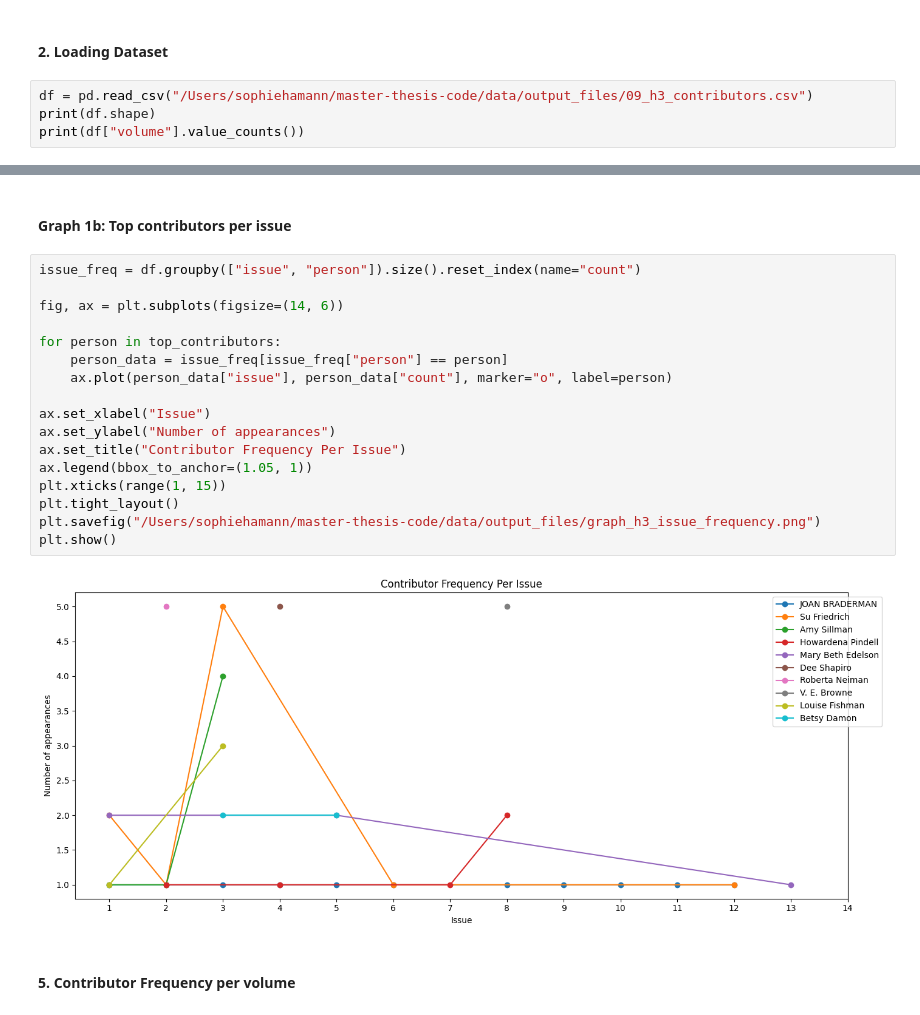
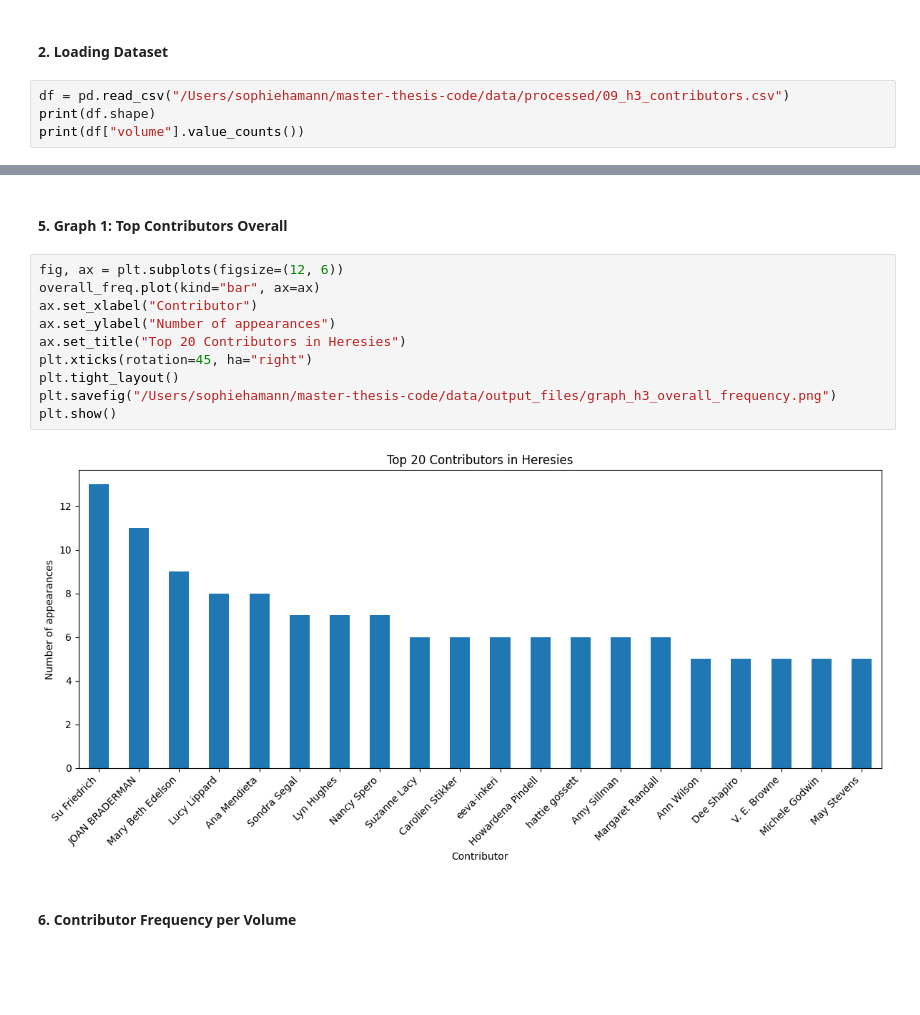
Before and after one commit to Soph-stara/master-thesis-code, a Jupyter notebook: notebooks/h3_analysis/10_analysis_h3.ipynb, the cells around one changed output, grey strips where cells are left out. Drawn from its saved outputs; the diff is of its cells as text; blank space fills up the shorter version.

```diff
--- a/notebooks/h3_analysis/10_analysis_h3.ipynb
+++ b/notebooks/h3_analysis/10_analysis_h3.ipynb
@@ -20,7 +18,7 @@ import re
 # %% [markdown]
 #### 2. Loading Dataset
 # %%
-df = pd.read_csv("/Users/sophiehamann/master-thesis-code/data/output_files/09_h3_contributors.csv")
+df = pd.read_csv("/Users/sophiehamann/master-thesis-code/data/processed/09_h3_contributors.csv")
 print(df.shape)
 print(df["volume"].value_counts())
 # %% [output]
@@ -72,26 +80,19 @@ plt.show()
 # %% [markdown]
-#### Graph 1b: Top contributors per issue
+#### 5. Graph 1: Top Contributors Overall
 # %%
-issue_freq = df.groupby(["issue", "person"]).size().reset_index(name="count")
-
-fig, ax = plt.subplots(figsize=(14, 6))
-
-for person in top_contributors:
-    person_data = issue_freq[issue_freq["person"] == person]
-    ax.plot(person_data["issue"], person_data["count"], marker="o", label=person)
-
-ax.set_xlabel("Issue")
+fig, ax = plt.subplots(figsize=(12, 6))
+overall_freq.plot(kind="bar", ax=ax)
+ax.set_xlabel("Contributor")
 ax.set_ylabel("Number of appearances")
-ax.set_title("Contributor Frequency Per Issue")
-ax.legend(bbox_to_anchor=(1.05, 1))
-plt.xticks(range(1, 15))
+ax.set_title("Top 20 Contributors in Heresies")
+plt.xticks(rotation=45, ha="right")
 plt.tight_layout()
-plt.savefig("/Users/sophiehamann/master-thesis-code/data/output_files/graph_h3_issue_frequency.png")
+plt.savefig("/Users/sophiehamann/master-thesis-code/data/output_files/graph_h3_overall_frequency.png")
 plt.show()
 # %% [output]
-[figure, old version]
+[figure, new version]
 # %% [markdown]
-#### 5. Contributor Frequency per volume
+#### 6. Contributor Frequency per Volume
 # %%
 volume_freq = df.groupby(["volume", "person"]).size().reset_index(name="count")
 print(volume_freq.head(20))
```
Also changed, not shown: parts of 33 cells of this notebook, 15 other files.
